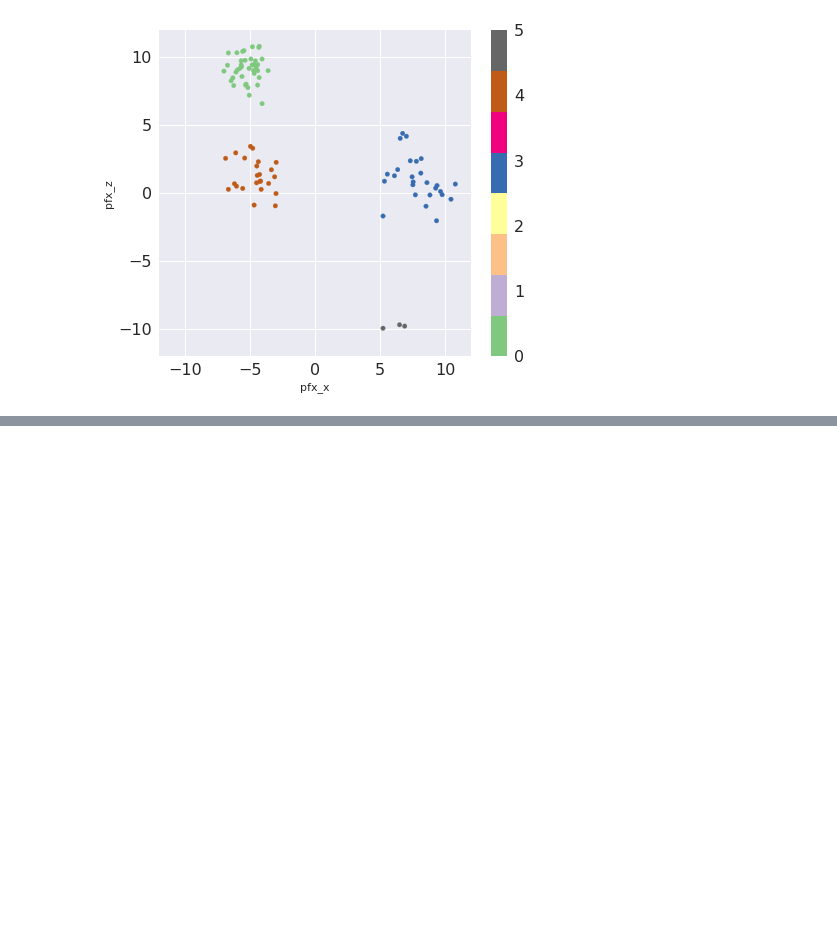
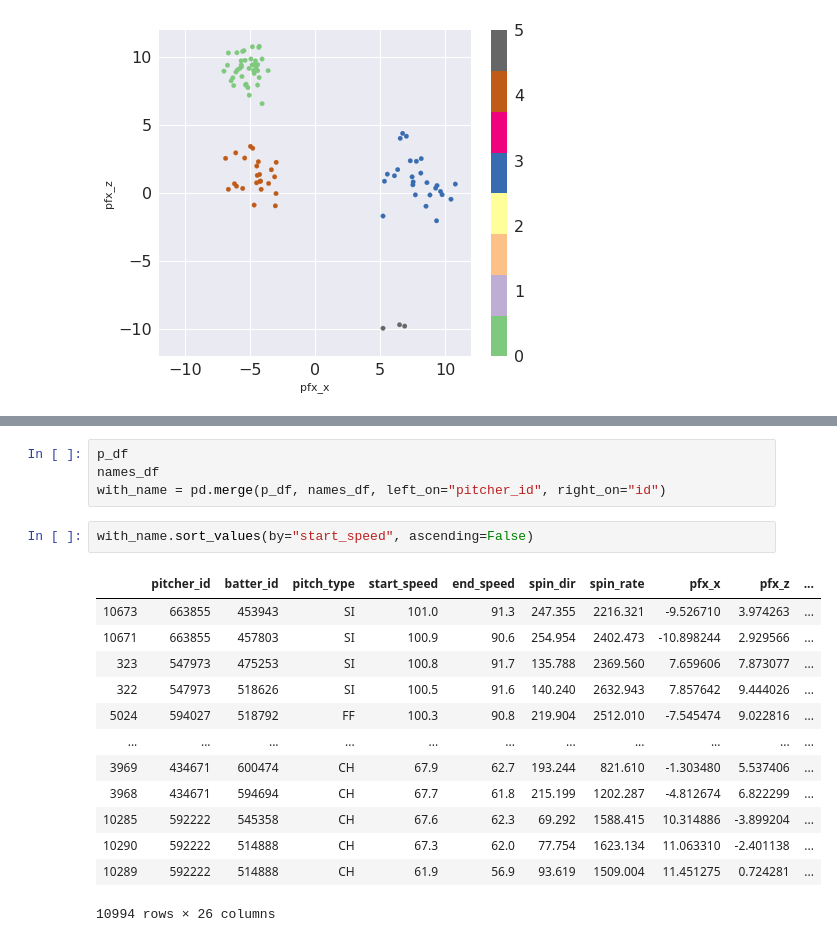
Before and after one commit to 3824/ball_analysis, a Jupyter notebook: 投球データを見る.ipynb, the cells around one changed output, grey strips where cells are left out. Cells and saved outputs as stored; diff of their text form; blank space fills up the shorter version.

Commit message:
modify_columns

```diff
--- a/投球データを見る.ipynb
+++ b/投球データを見る.ipynb
@@ -182,0 +221,20 @@ ohtani_df.plot(kind="scatter", x="pfx_x", y="pfx_z", figsize=(7,6), xlim=(-12, 1
+# %%
+p_df
+names_df
+with_name = pd.merge(p_df, names_df, left_on="pitcher_id", right_on="id")
+# %%
+with_name.sort_values(by="start_speed", ascending=False)
+# %% [output]
+|  | pitcher_id | batter_id | pitch_type | start_speed | end_speed | spin_dir | spin_rate | pfx_x | pfx_z | ... |
+| 10673 | 663855 | 453943 | SI | 101.0 | 91.3 | 247.355 | 2216.321 | -9.526710 | 3.974263 | ... |
+| 10671 | 663855 | 457803 | SI | 100.9 | 90.6 | 254.954 | 2402.473 | -10.898244 | 2.929566 | ... |
+| 323 | 547973 | 475253 | SI | 100.8 | 91.7 | 135.788 | 2369.560 | 7.659606 | 7.873077 | ... |
+| 322 | 547973 | 518626 | SI | 100.5 | 91.6 | 140.240 | 2632.943 | 7.857642 | 9.444026 | ... |
+| 5024 | 594027 | 518792 | FF | 100.3 | 90.8 | 219.904 | 2512.010 | -7.545474 | 9.022816 | ... |
+| ... | ... | ... | ... | ... | ... | ... | ... | ... | ... | ... |
+| 3969 | 434671 | 600474 | CH | 67.9 | 62.7 | 193.244 | 821.610 | -1.303480 | 5.537406 | ... |
+| 3968 | 434671 | 594694 | CH | 67.7 | 61.8 | 215.199 | 1202.287 | -4.812674 | 6.822299 | ... |
+| 10285 | 592222 | 545358 | CH | 67.6 | 62.3 | 69.292 | 1588.415 | 10.314886 | -3.899204 | ... |
+| 10290 | 592222 | 514888 | CH | 67.3 | 62.0 | 77.754 | 1623.134 | 11.063310 | -2.401138 | ... |
+| 10289 | 592222 | 514888 | CH | 61.9 | 56.9 | 93.619 | 1509.004 | 11.451275 | 0.724281 | ... |
+10994 rows × 26 columns
```
Also changed, not shown: parts of 8 cells of this notebook, 4 other files.
